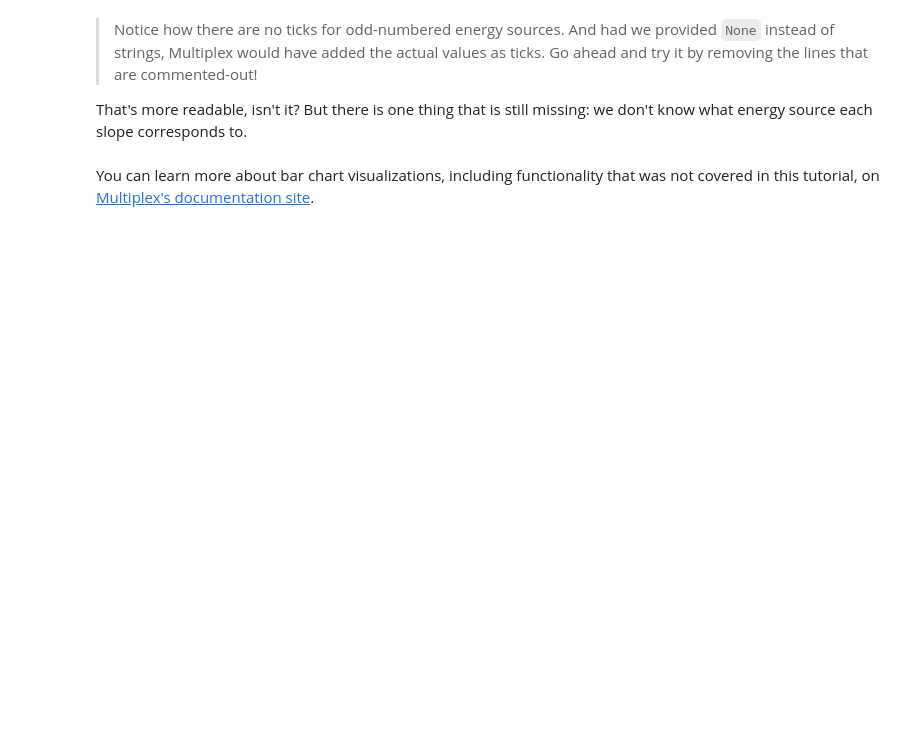
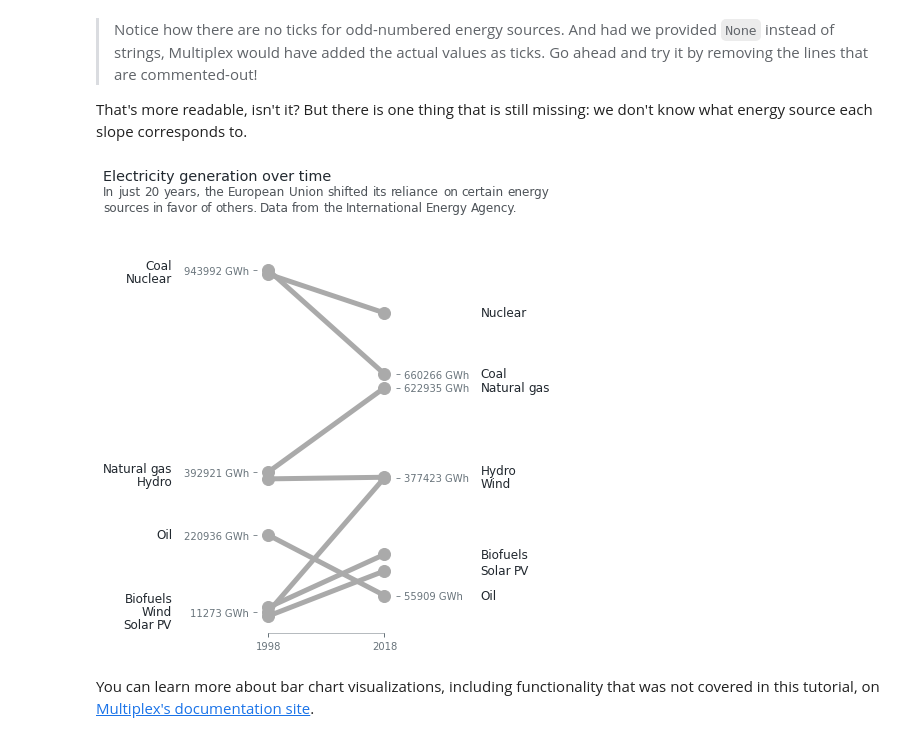
Before and after one commit to NicholasMamo/multiplex-plot, a Jupyter notebook: examples/6. Slope graphs.ipynb, the cells around one changed output. Saved outputs shown, nothing was run; the diff lists cells and outputs as text; code cells hidden in the pictures; blank space fills up the shorter version.

```diff
--- a/examples/6. Slope graphs.ipynb
+++ b/examples/6. Slope graphs.ipynb
@@ -143,5 +143,29 @@ viz.show()
 
 That's more readable, isn't it?
 But there is one thing that is still missing: we don't know what energy source each slope corresponds to.
+# %%
+#  set the style
+from multiplex import drawable
+drawable = importlib.reload(drawable)
+plt.style.use(os.path.join(sys.path[0], '..', 'styles', "modern.style"))
+
+# draw a tick for only even-number energy sources
+left_ticks = [ f"{ int(value) } GWh" if not i % 2 else '' for i, value in enumerate(df['1998'])  ]
+right_ticks = [ f"{ int(value) } GWh" if not i % 2 else '' for i, value in enumerate(df['2018'])  ]
+
+# draw the visualization
+figure = plt.figure(figsize=(8, 7))
+viz = drawable.Drawable(figure)
+viz.draw_slope(y1=df['1998'], y2=df['2018'], y1_tick=left_ticks, y2_tick=right_ticks,
+               label=df.index, **style)
+
+# finalize the plot
+viz.set_title('Electricity generation over time', loc='left')
+viz.set_caption("""In just 20 years, the European Union shifted its reliance on certain energy sources in favor of others.
+                   Data from the International Energy Agency.""", align='justify')
+viz.set_xticklabels([ '1998', '2018' ])
+viz.show()
+# %% [output]
+[figure, added]
 # %% [markdown]
 You can learn more about bar chart visualizations, including functionality that was not covered in this tutorial, on [Multiplex's documentation site](https://nicholasmamo.github.io/multiplex-plot/slope.html).
```
Also changed, not shown: parts of 2 cells of this notebook, 2 other files.
